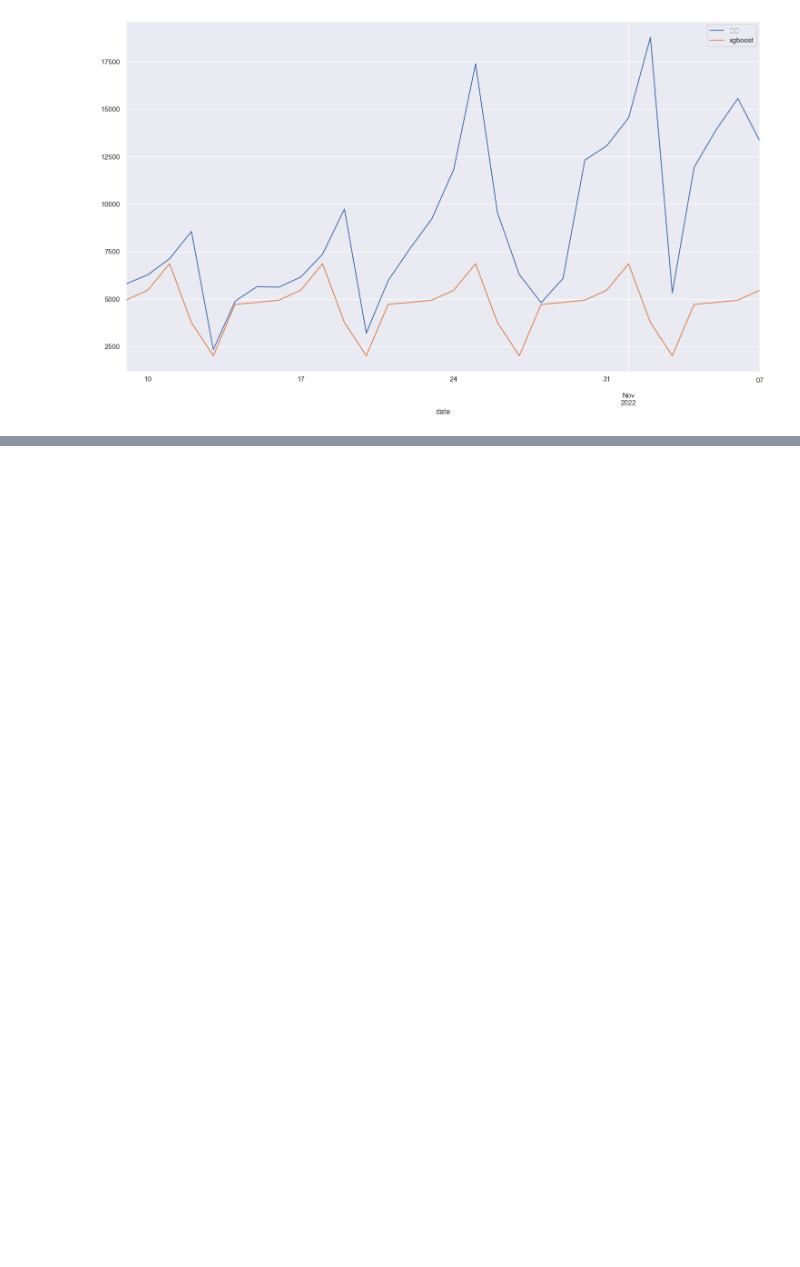
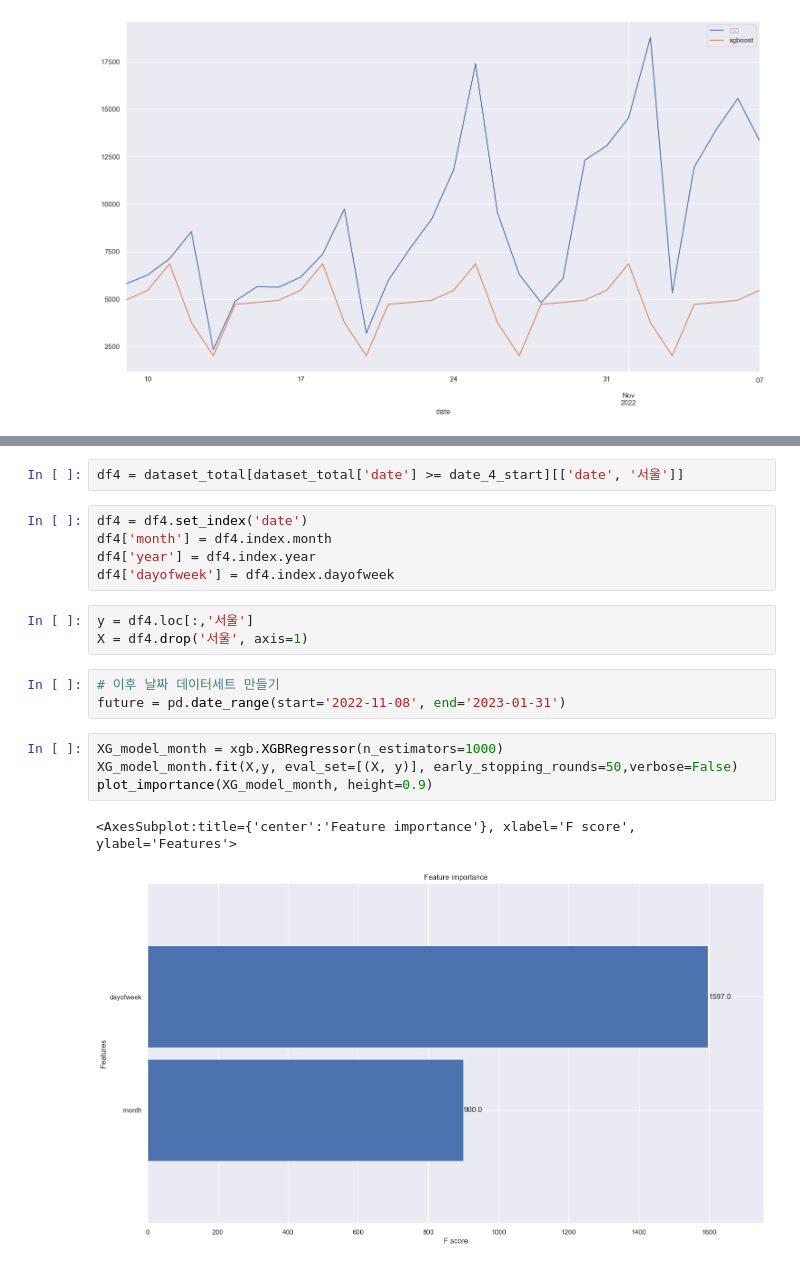
Before and after one commit to L2egg/L2egg, a Jupyter notebook: practice.ipynb, the cells around one changed output, grey strips where cells are left out. Drawn from its saved outputs; the diff is of its cells as text; blank space fills up the shorter version.

```diff
--- a/practice.ipynb
+++ b/practice.ipynb
@@ -644,0 +665,20 @@ get_result(date_4_start, date_4_end, '2022-10-09')
+# %%
+df4 = dataset_total[dataset_total['date'] >= date_4_start][['date', '서울']]
+# %%
+df4 = df4.set_index('date')
+df4['month'] = df4.index.month
+df4['year'] = df4.index.year
+df4['dayofweek'] = df4.index.dayofweek
+# %%
+y = df4.loc[:,'서울']
+X = df4.drop('서울', axis=1)
+# %%
+# 이후 날짜 데이터세트 만들기
+future = pd.date_range(start='2022-11-08', end='2023-01-31')
+# %%
+XG_model_month = xgb.XGBRegressor(n_estimators=1000)
+XG_model_month.fit(X,y, eval_set=[(X, y)], early_stopping_rounds=50,verbose=False)
+plot_importance(XG_model_month, height=0.9)
+# %% [output]
+<AxesSubplot:title={'center':'Feature importance'}, xlabel='F score', ylabel='Features'>
+[figure, added]
```
Also changed, not shown: parts of 10 cells of this notebook.
